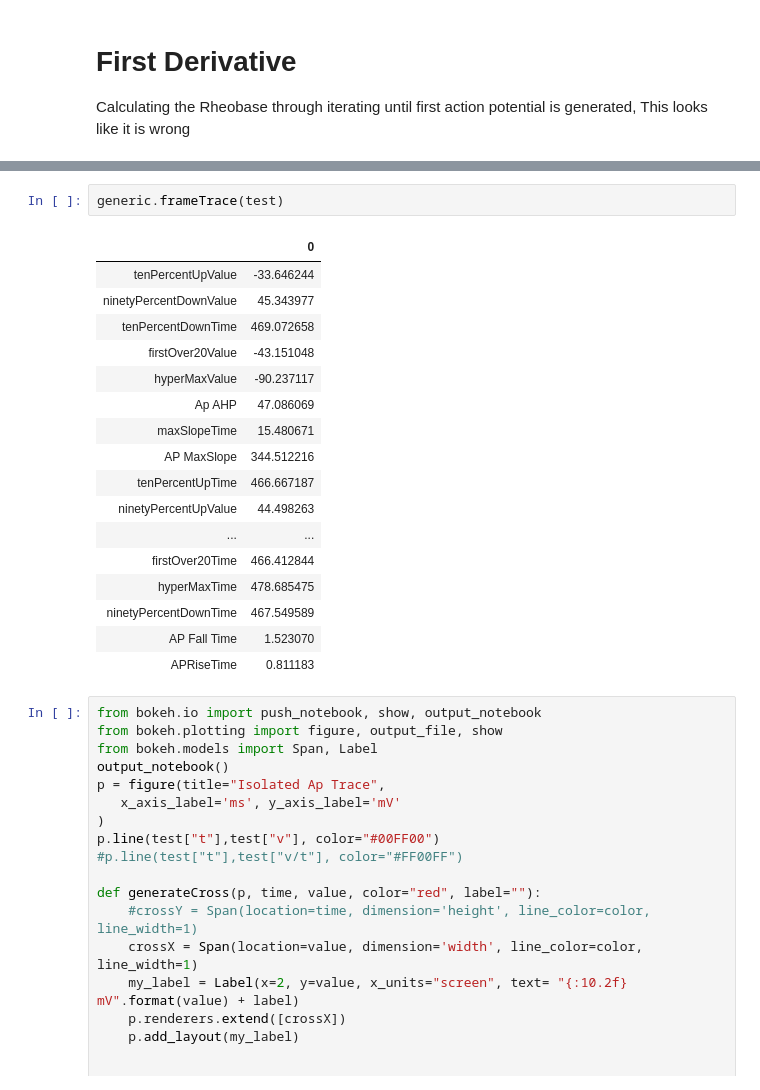
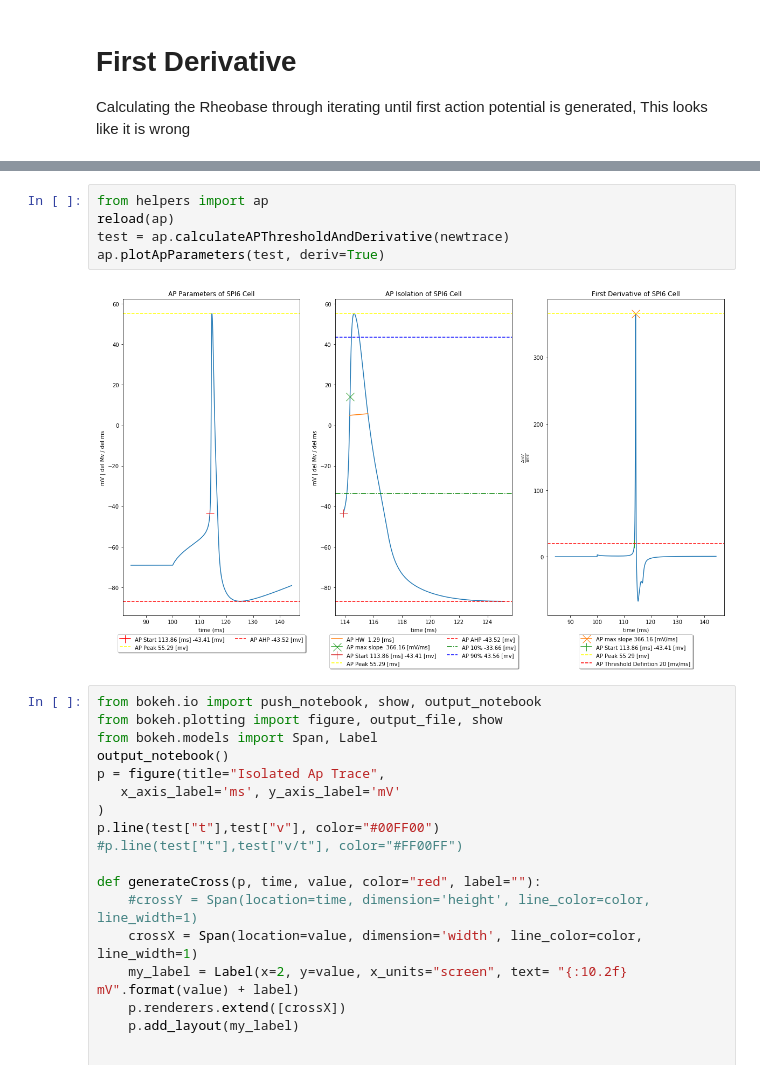
Before and after one commit to jhnnsrs/layer5-pyramidal-model, a Jupyter notebook: notebooks/AP Parameters.ipynb, the cells around one changed output, grey strips where cells are left out. Saved outputs shown, nothing was run; the diff lists cells and outputs as text.

```diff
--- a/notebooks/AP Parameters.ipynb
+++ b/notebooks/AP Parameters.ipynb
@@ -191,23 +42,10 @@ pyplot.show()
-# %%
-generic.frameTrace(test)
-# %% [output]
-|  | 0 |
-| tenPercentUpValue | -33.646244 |
-| ninetyPercentDownValue | 45.343977 |
-| tenPercentDownTime | 469.072658 |
-| firstOver20Value | -43.151048 |
-| hyperMaxValue | -90.237117 |
-| Ap AHP | 47.086069 |
-| maxSlopeTime | 15.480671 |
-| AP MaxSlope | 344.512216 |
-| tenPercentUpTime | 466.667187 |
-| ninetyPercentUpValue | 44.498263 |
-| ... | ... |
-| firstOver20Time | 466.412844 |
-| hyperMaxTime | 478.685475 |
-| ninetyPercentDownTime | 467.549589 |
-| AP Fall Time | 1.523070 |
-| APRiseTime | 0.811183 |
+# %%
+from helpers import ap
+reload(ap)
+test = ap.calculateAPThresholdAndDerivative(newtrace)
+ap.plotApParameters(test, deriv=True)
+# %% [output]
+[figure, added]
 # %%
 from bokeh.io import push_notebook, show, output_notebook
 from bokeh.plotting import figure, output_file, show
```
Also changed, not shown: parts of 13 cells of this notebook, 11 other files.
